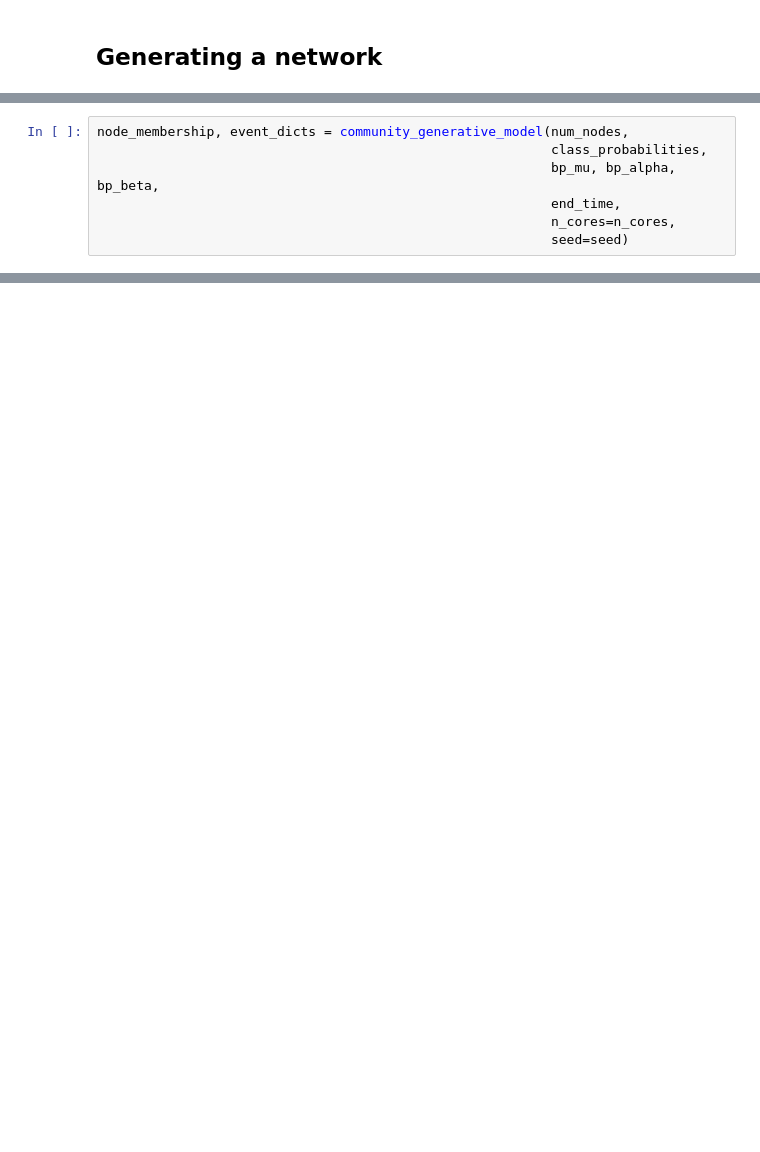
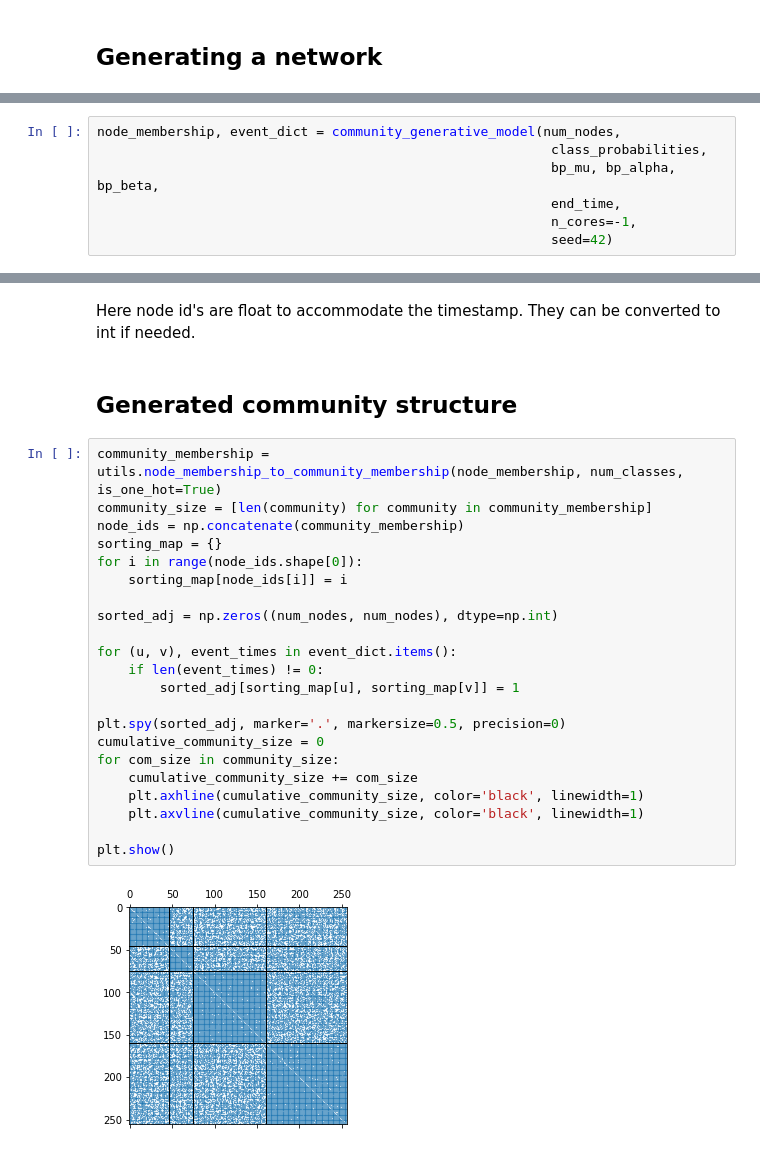
Before and after one commit to IdeasLabUT/CHIP-Network-Model, a Jupyter notebook: exploratory_analysis/generating_chip_networks.ipynb, the cells around one changed output, grey strips where cells are left out. Saved outputs shown, nothing was run; the diff lists cells and outputs as text; blank space fills up the shorter version.

```diff
--- a/exploratory_analysis/generating_chip_networks.ipynb
+++ b/exploratory_analysis/generating_chip_networks.ipynb
@@ -62,7 +67,7 @@ np.fill_diagonal(bp_beta, 6.0)
 # %%
-node_membership, event_dicts = community_generative_model(num_nodes,
+node_membership, event_dict = community_generative_model(num_nodes,
                                                           class_probabilities,
                                                           bp_mu, bp_alpha, bp_beta,
                                                           end_time,
-                                                          n_cores=n_cores,
-                                                          seed=seed)
+                                                          n_cores=-1,
+                                                          seed=42)
@@ -70,0 +175,28 @@ TypeError: community_generative_model() missing 1 required positional argument:
+# %% [markdown]
+Here node id's are float to accommodate the timestamp. They can be converted to int if needed.
+# %% [markdown]
+## Generated community structure
+# %%
+community_membership = utils.node_membership_to_community_membership(node_membership, num_classes, is_one_hot=True)
+community_size = [len(community) for community in community_membership]
+node_ids = np.concatenate(community_membership)
+sorting_map = {}
+for i in range(node_ids.shape[0]):
+    sorting_map[node_ids[i]] = i
+
+sorted_adj = np.zeros((num_nodes, num_nodes), dtype=np.int)
+
+for (u, v), event_times in event_dict.items():
+    if len(event_times) != 0:
+        sorted_adj[sorting_map[u], sorting_map[v]] = 1
+
+plt.spy(sorted_adj, marker='.', markersize=0.5, precision=0)
+cumulative_community_size = 0
+for com_size in community_size:
+    cumulative_community_size += com_size
+    plt.axhline(cumulative_community_size, color='black', linewidth=1)
+    plt.axvline(cumulative_community_size, color='black', linewidth=1)
+
+plt.show()
+# %% [output]
+[figure, added]
```
Also changed, not shown: parts of 45 cells of this notebook, 3 other files.
